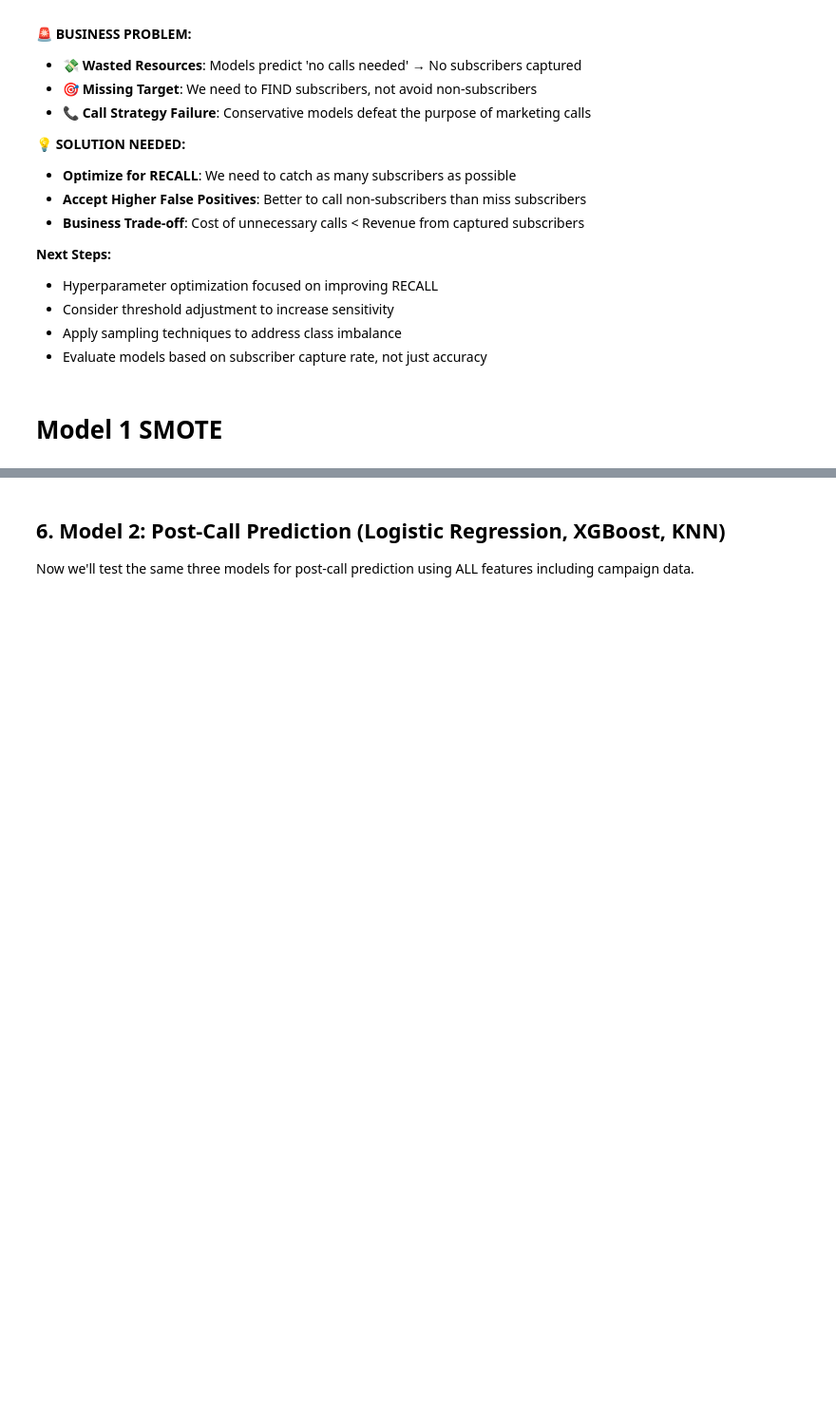
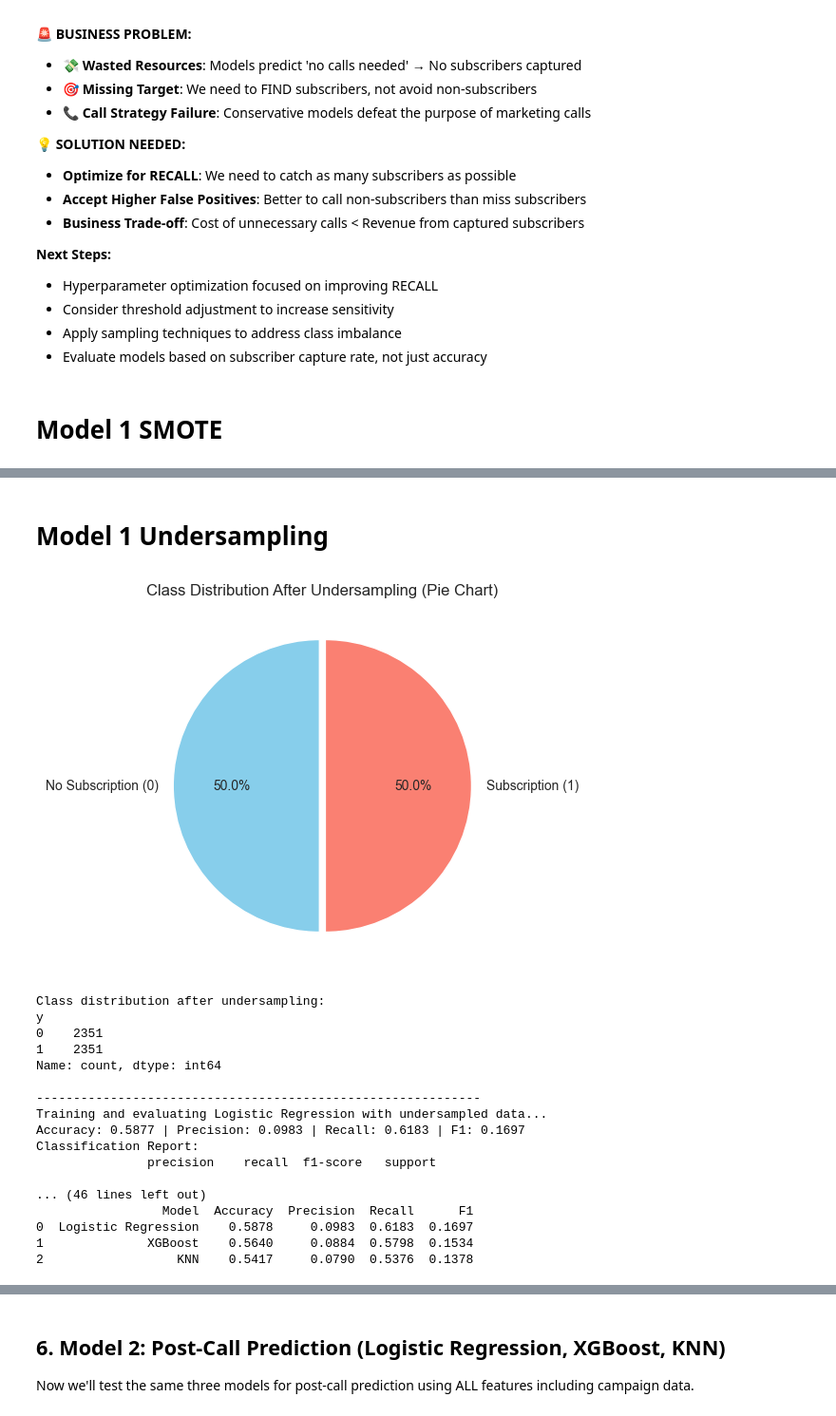
Before and after one commit to osamaizhar/Term-Deposit-Marketing-Analysis, a Jupyter notebook: prediction_model_training_v2.ipynb, the cells around one changed output, grey strips where cells are left out. Shown at 95% size. Cells and saved outputs as stored; diff of their text form; code cells hidden in the pictures; blank space fills up the shorter version.

```diff
--- a/prediction_model_training_v2.ipynb
+++ b/prediction_model_training_v2.ipynb
@@ -1013,0 +1027,77 @@ Classification Report:
+# %% [markdown]
+# Model 1 Undersampling
+# %%
+def undersample(X_train, X_test, y_train, y_test, seed):
+    # Apply Random Undersampling to the encoded training data
+    undersampler = RandomUnderSampler(random_state=seed)
+    X_under, y_under = undersampler.fit_resample(X_train, y_train)
+
+    # Pie chart after undersampling
+    plt.figure(figsize=(5, 5))
+    pd.Series(y_under).value_counts().plot(
+        kind="pie",
+        labels=["No Subscription (0)", "Subscription (1)"],
+        autopct="%1.1f%%",
+        colors=["skyblue", "salmon"],
+        startangle=90,
+        explode=(0.02, 0.02),
+    )
+    plt.title("Class Distribution After Undersampling (Pie Chart)")
+    plt.ylabel("")
+    plt.show()
+
+    print("Class distribution after undersampling:")
+    print(pd.Series(y_under).value_counts())
+
+    # Train and evaluate models on undersampled data
+    models_under = {
+        "Logistic Regression": LogisticRegression(random_state=seed, max_iter=1000),
+        "XGBoost": XGBClassifier(random_state=seed, eval_metric="logloss"),
+        "KNN": KNeighborsClassifier(n_neighbors=5),
+    }
+
+    under_results = []
+
+    for name, model in models_under.items():
+        print(f"\n{'-' * 60}\nTraining and evaluating {name} with undersampled data...")
+        model.fit(X_under, y_under)
+        y_pred = model.predict(X_test)
+        acc = accuracy_score(y_test, y_pred)
+        prec = precision_score(y_test, y_pred, zero_division=0)
+        rec = recall_score(y_test, y_pred, zero_division=0)
+        f1 = f1_score(y_test, y_pred, zero_division=0)
+        print(
+            f"Accuracy: {acc:.4f} | Precision: {prec:.4f} | Recall: {rec:.4f} | F1: {f1:.4f}"
+        )
+        print("Classification Report:\n", classification_report(y_test, y_pred))
+        print("Confusion Matrix:\n", confusion_matrix(y_test, y_pred))
+        under_results.append(
+            {"Model": name, "Accuracy": acc, "Precision": prec, "Recall": rec, "F1": f1}
+        )
+
+    # Display summary
+    under_results_df = pd.DataFrame(under_results)
+    print("\nUndersampling Results Summary:")
+    print(under_results_df.round(4))
+
+
+undersample(X1_train_encoded, X1_test_encoded, y1_train, y1_test, seed)
+# %% [output]
+[figure, added]
+Class distribution after undersampling:
+y
+0    2351
+1    2351
+Name: count, dtype: int64
+
+------------------------------------------------------------
+Training and evaluating Logistic Regression with undersampled data...
+Accuracy: 0.5877 | Precision: 0.0983 | Recall: 0.6183 | F1: 0.1697
+Classification Report:
+               precision    recall  f1-score   support
+
+... (46 lines left out)
+                 Model  Accuracy  Precision  Recall      F1
+0  Logistic Regression    0.5878     0.0983  0.6183  0.1697
+1              XGBoost    0.5640     0.0884  0.5798  0.1534
+2                  KNN    0.5417     0.0790  0.5376  0.1378
```
Also changed, not shown: parts of 40 cells of this notebook.
